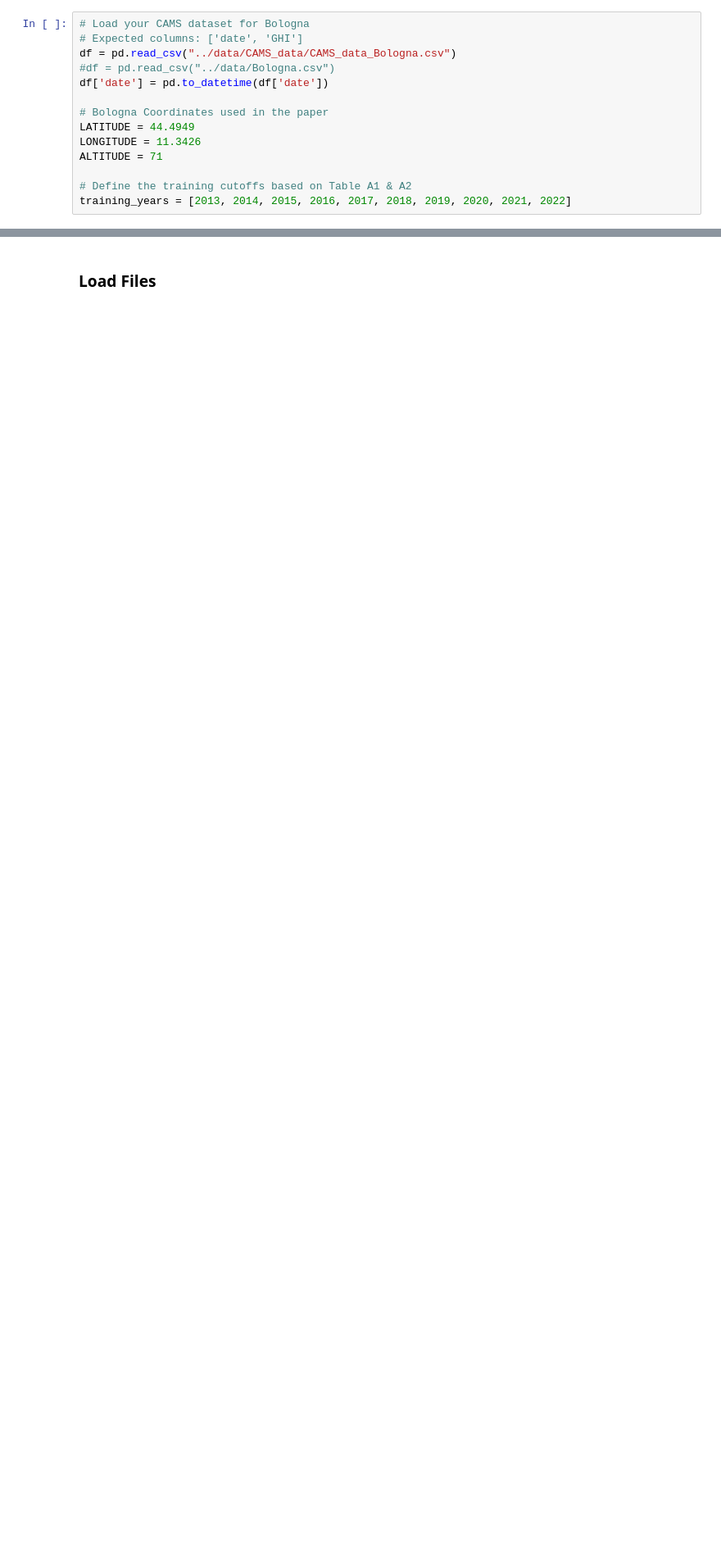
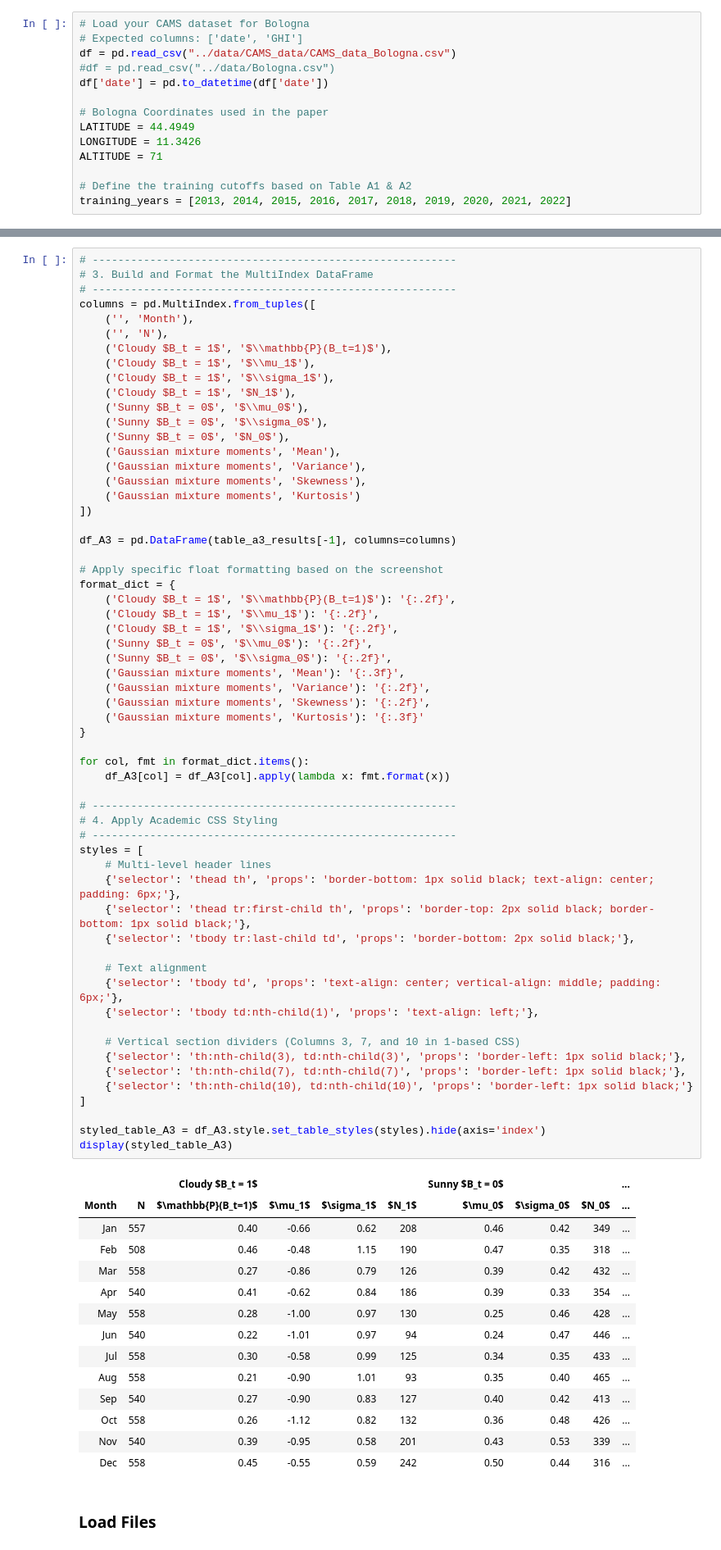
Before and after one commit to rafafvs/solar_python, a Jupyter notebook: vignettespy/notebook-appendixA.ipynb, the cells around one changed output, grey strips where cells are left out. Shown at 82% size. Cells and saved outputs as stored; diff of their text form; blank space fills up the shorter version.

Commit message:
added gaussianmixture computation and updated notebook

```diff
--- a/vignettespy/notebook-appendixA.ipynb
+++ b/vignettespy/notebook-appendixA.ipynb
@@ -435,6 +501,80 @@ display(styled_table)
 | 2005-2020 | 5844 | 0.984000 | 1.1050 (0.0442) | 0.2320 (0.0625) | 0.6200 (0.0624) | 1.285000 | 0.272000 | 0.720000 | 2.530000 | 0.522000 | 1.422000 |
 | 2005-2021 | 6209 | 0.993000 | 1.0970 (0.0418) | 0.2120 (0.0591) | 0.6170 (0.0591) | 1.272000 | 0.248000 | 0.715000 | 2.520000 | 0.480000 | 1.423000 |
 | 2005-2022 | 6574 | 0.979000 | 1.0790 (0.0398) | 0.1980 (0.0563) | 0.5990 (0.0563) | 1.256000 | 0.232000 | 0.697000 | 2.460000 | 0.442000 | 1.369000 |
+# %%
+# ---------------------------------------------------------
+# 3. Build and Format the MultiIndex DataFrame
+# ---------------------------------------------------------
+columns = pd.MultiIndex.from_tuples([
+    ('', 'Month'),
+    ('', 'N'),
+    ('Cloudy $B_t = 1$', '$\\mathbb{P}(B_t=1)$'),
+    ('Cloudy $B_t = 1$', '$\\mu_1$'),
+    ('Cloudy $B_t = 1$', '$\\sigma_1$'),
+    ('Cloudy $B_t = 1$', '$N_1$'),
+    ('Sunny $B_t = 0$', '$\\mu_0$'),
+    ('Sunny $B_t = 0$', '$\\sigma_0$'),
+    ('Sunny $B_t = 0$', '$N_0$'),
+    ('Gaussian mixture moments', 'Mean'),
+    ('Gaussian mixture moments', 'Variance'),
+    ('Gaussian mixture moments', 'Skewness'),
+    ('Gaussian mixture moments', 'Kurtosis')
+])
+
+df_A3 = pd.DataFrame(table_a3_results[-1], columns=columns)
+
+# Apply specific float formatting based on the screenshot
+format_dict = {
+    ('Cloudy $B_t = 1$', '$\\mathbb{P}(B_t=1)$'): '{:.2f}',
+    ('Cloudy $B_t = 1$', '$\\mu_1$'): '{:.2f}',
+    ('Cloudy $B_t = 1$', '$\\sigma_1$'): '{:.2f}',
+    ('Sunny $B_t = 0$', '$\\mu_0$'): '{:.2f}',
+    ('Sunny $B_t = 0$', '$\\sigma_0$'): '{:.2f}',
+    ('Gaussian mixture moments', 'Mean'): '{:.3f}',
+    ('Gaussian mixture moments', 'Variance'): '{:.2f}',
+    ('Gaussian mixture moments', 'Skewness'): '{:.2f}',
+    ('Gaussian mixture moments', 'Kurtosis'): '{:.3f}'
+}
+
+for col, fmt in format_dict.items():
+    df_A3[col] = df_A3[col].apply(lambda x: fmt.format(x))
+
+# ---------------------------------------------------------
+# 4. Apply Academic CSS Styling
+# ---------------------------------------------------------
+styles = [
+    # Multi-level header lines
+    {'selector': 'thead th', 'props': 'border-bottom: 1px solid black; text-align: center; padding: 6px;'},
+    {'selector': 'thead tr:first-child th', 'props': 'border-top: 2px solid black; border-bottom: 1px solid black;'},
+    {'selector': 'tbody tr:last-child td', 'props': 'border-bottom: 2px solid black;'},
+
+    # Text alignment
+    {'selector': 'tbody td', 'props': 'text-align: center; vertical-align: middle; padding: 6px;'},
+    {'selector': 'tbody td:nth-child(1)', 'props': 'text-align: left;'},
+
+    # Vertical section dividers (Columns 3, 7, and 10 in 1-based CSS)
+    {'selector': 'th:nth-child(3), td:nth-child(3)', 'props': 'border-left: 1px solid black;'},
+    {'selector': 'th:nth-child(7), td:nth-child(7)', 'props': 'border-left: 1px solid black;'},
+    {'selector': 'th:nth-child(10), td:nth-child(10)', 'props': 'border-left: 1px solid black;'}
+]
+
+styled_table_A3 = df_A3.style.set_table_styles(styles).hide(axis='index')
+display(styled_table_A3)
+# %% [output]
+|  |  | Cloudy $B_t = 1$ |  |  |  | Sunny $B_t = 0$ |  |  | ... |
+| Month | N | $\mathbb{P}(B_t=1)$ | $\mu_1$ | $\sigma_1$ | $N_1$ | $\mu_0$ | $\sigma_0$ | $N_0$ | ... |
+| Jan | 557 | 0.40 | -0.66 | 0.62 | 208 | 0.46 | 0.42 | 349 | ... |
+| Feb | 508 | 0.46 | -0.48 | 1.15 | 190 | 0.47 | 0.35 | 318 | ... |
+| Mar | 558 | 0.27 | -0.86 | 0.79 | 126 | 0.39 | 0.42 | 432 | ... |
+| Apr | 540 | 0.41 | -0.62 | 0.84 | 186 | 0.39 | 0.33 | 354 | ... |
+| May | 558 | 0.28 | -1.00 | 0.97 | 130 | 0.25 | 0.46 | 428 | ... |
+| Jun | 540 | 0.22 | -1.01 | 0.97 | 94 | 0.24 | 0.47 | 446 | ... |
+| Jul | 558 | 0.30 | -0.58 | 0.99 | 125 | 0.34 | 0.35 | 433 | ... |
+| Aug | 558 | 0.21 | -0.90 | 1.01 | 93 | 0.35 | 0.40 | 465 | ... |
+| Sep | 540 | 0.27 | -0.90 | 0.83 | 127 | 0.40 | 0.42 | 413 | ... |
+| Oct | 558 | 0.26 | -1.12 | 0.82 | 132 | 0.36 | 0.48 | 426 | ... |
+| Nov | 540 | 0.39 | -0.95 | 0.58 | 201 | 0.43 | 0.53 | 339 | ... |
+| Dec | 558 | 0.45 | -0.55 | 0.59 | 242 | 0.50 | 0.44 | 316 | ... |
 # %% [markdown]
 ### Load Files
 # %%
```
Also changed, not shown: parts of 4 cells of this notebook, 3 other files.
